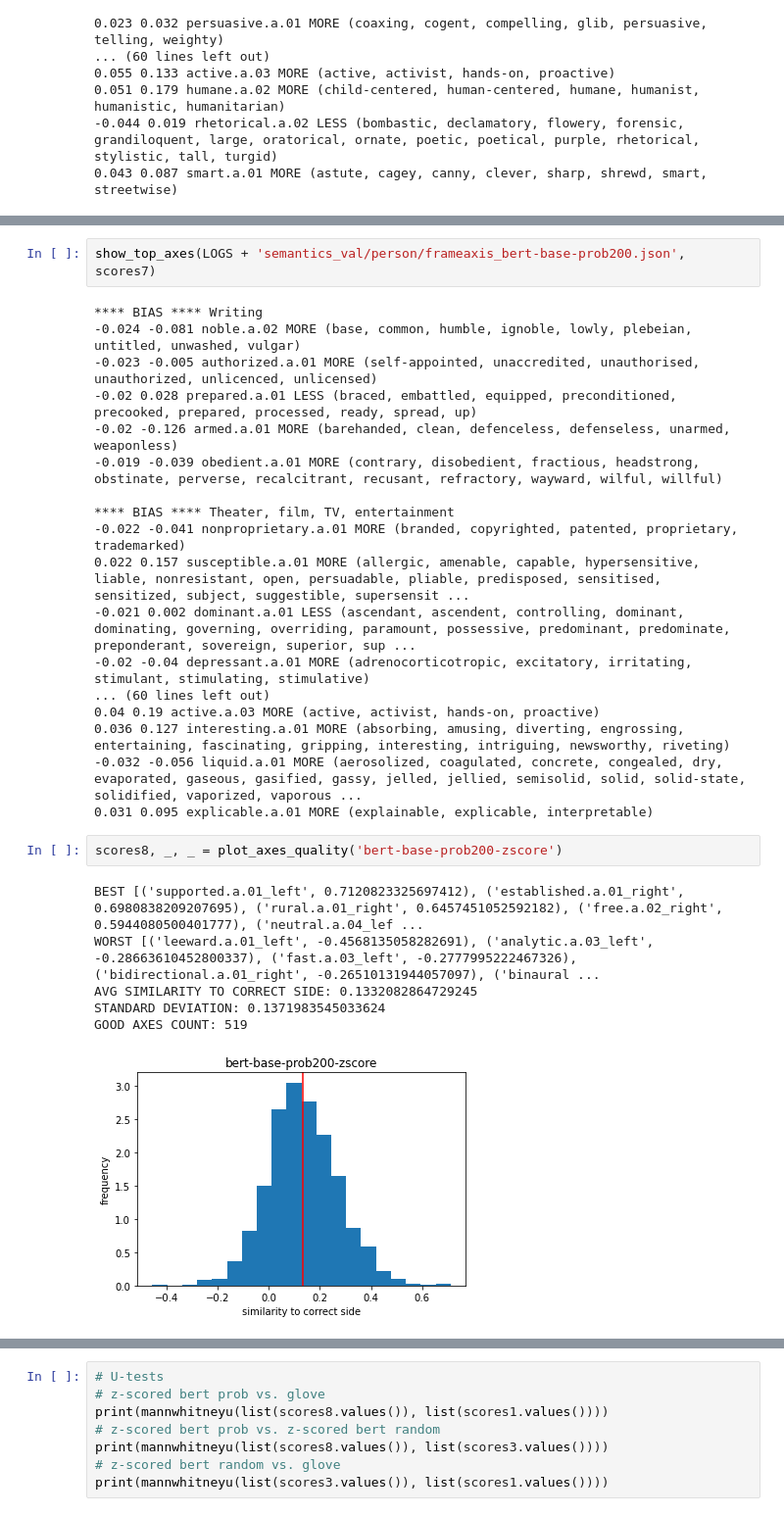
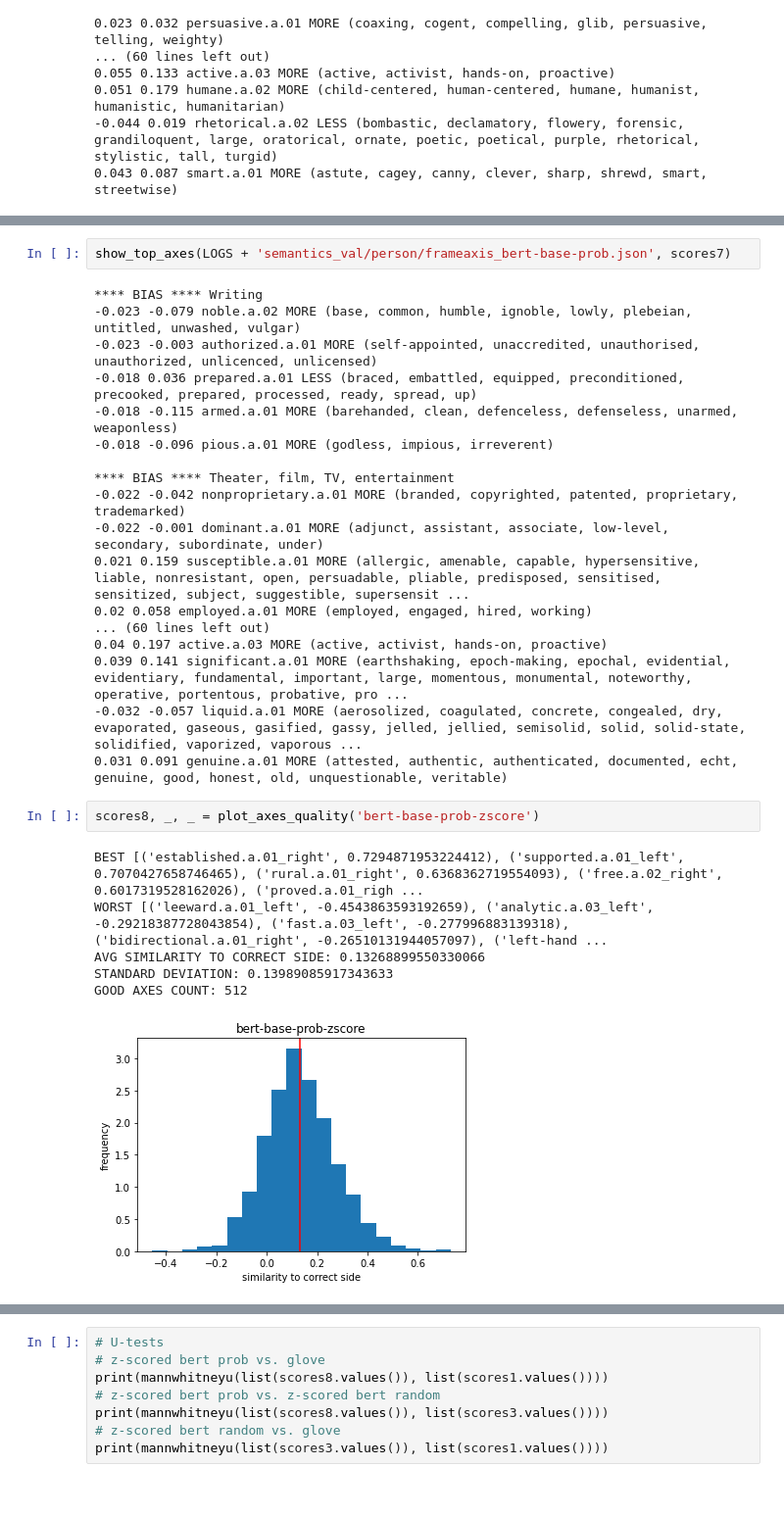
Before and after one commit to lucy3/context_semantic_axes, a Jupyter notebook: code/axes_occupation_viz.ipynb, the cells around one changed output, grey strips where cells are left out. Shown at 98% size. Drawn from its saved outputs; the diff is of its cells as text.

```diff
--- a/code/axes_occupation_viz.ipynb
+++ b/code/axes_occupation_viz.ipynb
@@ -311,30 +311,30 @@ show_top_axes(LOGS + 'semantics_val/occupations/frameaxis_bert-base-prob200.json
 # %%
-show_top_axes(LOGS + 'semantics_val/person/frameaxis_bert-base-prob200.json', scores7)
+show_top_axes(LOGS + 'semantics_val/person/frameaxis_bert-base-prob.json', scores7)
 # %% [output]
 **** BIAS **** Writing
--0.024 -0.081 noble.a.02 MORE (base, common, humble, ignoble, lowly, plebeian, untitled, unwashed, vulgar)
--0.023 -0.005 authorized.a.01 MORE (self-appointed, unaccredited, unauthorised, unauthorized, unlicenced, unlicensed)
--0.02 0.028 prepared.a.01 LESS (braced, embattled, equipped, preconditioned, precooked, prepared, processed, ready, spread, up)
--0.02 -0.126 armed.a.01 MORE (barehanded, clean, defenceless, defenseless, unarmed, weaponless)
--0.019 -0.039 obedient.a.01 MORE (contrary, disobedient, fractious, headstrong, obstinate, perverse, recalcitrant, recusant, refractory, wayward, wilful, willful)
+-0.023 -0.079 noble.a.02 MORE (base, common, humble, ignoble, lowly, plebeian, untitled, unwashed, vulgar)
+-0.023 -0.003 authorized.a.01 MORE (self-appointed, unaccredited, unauthorised, unauthorized, unlicenced, unlicensed)
+-0.018 0.036 prepared.a.01 LESS (braced, embattled, equipped, preconditioned, precooked, prepared, processed, ready, spread, up)
+-0.018 -0.115 armed.a.01 MORE (barehanded, clean, defenceless, defenseless, unarmed, weaponless)
+-0.018 -0.096 pious.a.01 MORE (godless, impious, irreverent)
 
 **** BIAS **** Theater, film, TV, entertainment
--0.022 -0.041 nonproprietary.a.01 MORE (branded, copyrighted, patented, proprietary, trademarked)
-0.022 0.157 susceptible.a.01 MORE (allergic, amenable, capable, hypersensitive, liable, nonresistant, open, persuadable, pliable, predisposed, sensitised, sensitized, subject, suggestible, supersensit ...
--0.021 0.002 dominant.a.01 LESS (ascendant, ascendent, controlling, dominant, dominating, governing, overriding, paramount, possessive, predominant, predominate, preponderant, sovereign, superior, sup ...
--0.02 -0.04 depressant.a.01 MORE (adrenocorticotropic, excitatory, irritating, stimulant, stimulating, stimulative)
+-0.022 -0.042 nonproprietary.a.01 MORE (branded, copyrighted, patented, proprietary, trademarked)
+-0.022 -0.001 dominant.a.01 MORE (adjunct, assistant, associate, low-level, secondary, subordinate, under)
+0.021 0.159 susceptible.a.01 MORE (allergic, amenable, capable, hypersensitive, liable, nonresistant, open, persuadable, pliable, predisposed, sensitised, sensitized, subject, suggestible, supersensit ...
+0.02 0.058 employed.a.01 MORE (employed, engaged, hired, working)
 ... (60 lines left out)
-0.04 0.19 active.a.03 MORE (active, activist, hands-on, proactive)
-0.036 0.127 interesting.a.01 MORE (absorbing, amusing, diverting, engrossing, entertaining, fascinating, gripping, interesting, intriguing, newsworthy, riveting)
--0.032 -0.056 liquid.a.01 MORE (aerosolized, coagulated, concrete, congealed, dry, evaporated, gaseous, gasified, gassy, jelled, jellied, semisolid, solid, solid-state, solidified, vaporized, vaporous ...
-0.031 0.095 explicable.a.01 MORE (explainable, explicable, interpretable)
+0.04 0.197 active.a.03 MORE (active, activist, hands-on, proactive)
+0.039 0.141 significant.a.01 MORE (earthshaking, epoch-making, epochal, evidential, evidentiary, fundamental, important, large, momentous, monumental, noteworthy, operative, portentous, probative, pro ...
+-0.032 -0.057 liquid.a.01 MORE (aerosolized, coagulated, concrete, congealed, dry, evaporated, gaseous, gasified, gassy, jelled, jellied, semisolid, solid, solid-state, solidified, vaporized, vaporous ...
+0.031 0.091 genuine.a.01 MORE (attested, authentic, authenticated, documented, echt, genuine, good, honest, old, unquestionable, veritable)
 # %%
-scores8, _, _ = plot_axes_quality('bert-base-prob200-zscore')
+scores8, _, _ = plot_axes_quality('bert-base-prob-zscore')
 # %% [output]
-BEST [('supported.a.01_left', 0.7120823325697412), ('established.a.01_right', 0.6980838209207695), ('rural.a.01_right', 0.6457451052592182), ('free.a.02_right', 0.5944080500401777), ('neutral.a.04_lef ...
-WORST [('leeward.a.01_left', -0.4568135058282691), ('analytic.a.03_left', -0.28663610452800337), ('fast.a.03_left', -0.2777995222467326), ('bidirectional.a.01_right', -0.26510131944057097), ('binaural ...
-AVG SIMILARITY TO CORRECT SIDE: 0.1332082864729245
-STANDARD DEVIATION: 0.1371983545033624
-GOOD AXES COUNT: 519
+BEST [('established.a.01_right', 0.7294871953224412), ('supported.a.01_left', 0.7070427658746465), ('rural.a.01_right', 0.6368362719554093), ('free.a.02_right', 0.6017319528162026), ('proved.a.01_righ ...
+WORST [('leeward.a.01_left', -0.4543863593192659), ('analytic.a.03_left', -0.29218387728043854), ('fast.a.03_left', -0.277996883139318), ('bidirectional.a.01_right', -0.26510131944057097), ('left-hand ...
+AVG SIMILARITY TO CORRECT SIDE: 0.13268899550330066
+STANDARD DEVIATION: 0.13989085917343633
+GOOD AXES COUNT: 512
-[figure, old version]
+[figure, new version]
 # %%
```
Also changed, not shown: parts of 4 cells of this notebook, 2 other files.
